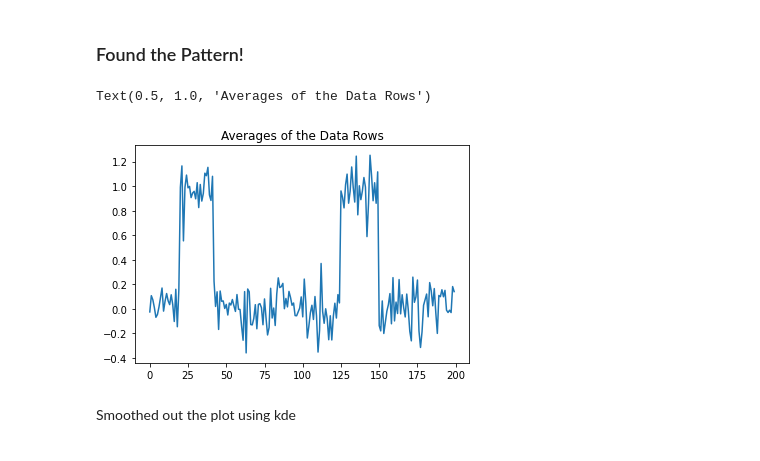
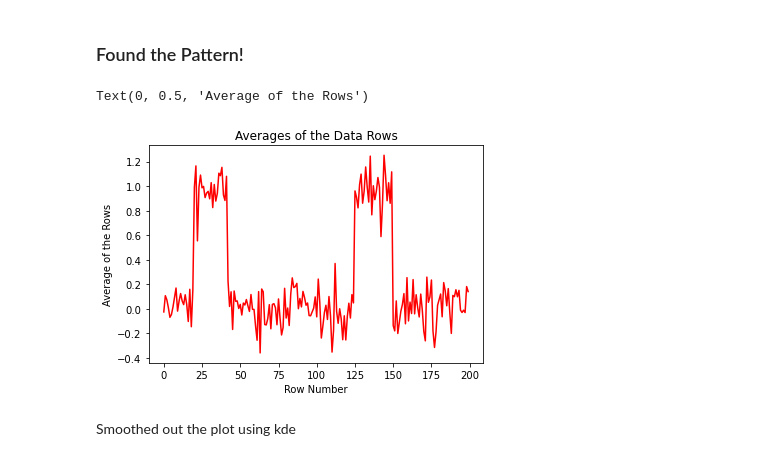
Before and after one commit to kzapalac/PythonTutorials, a Jupyter notebook: exercise009.ipynb, the cells around one changed output. Drawn from its saved outputs; the diff is of its cells as text; code cells hidden in the pictures.

Commit message:
Slightly changed the graph

```diff
--- a/exercise009.ipynb
+++ b/exercise009.ipynb
@@ -68,11 +68,13 @@ rowmean.shape
 # %% [markdown]
 ### Found the Pattern!
 # %%
-plt.plot(rowmean)
+plt.plot(rowmean, color='r')
 plt.title("Averages of the Data Rows")
+plt.xlabel("Row Number")
+plt.ylabel("Average of the Rows")
 # %% [output]
-Text(0.5, 1.0, 'Averages of the Data Rows')
+Text(0, 0.5, 'Average of the Rows')
-[figure, old version]
+[figure, new version]
 # %%
 import seaborn as sns
 # %% [markdown]
```
Also changed, not shown: 1 other file.
